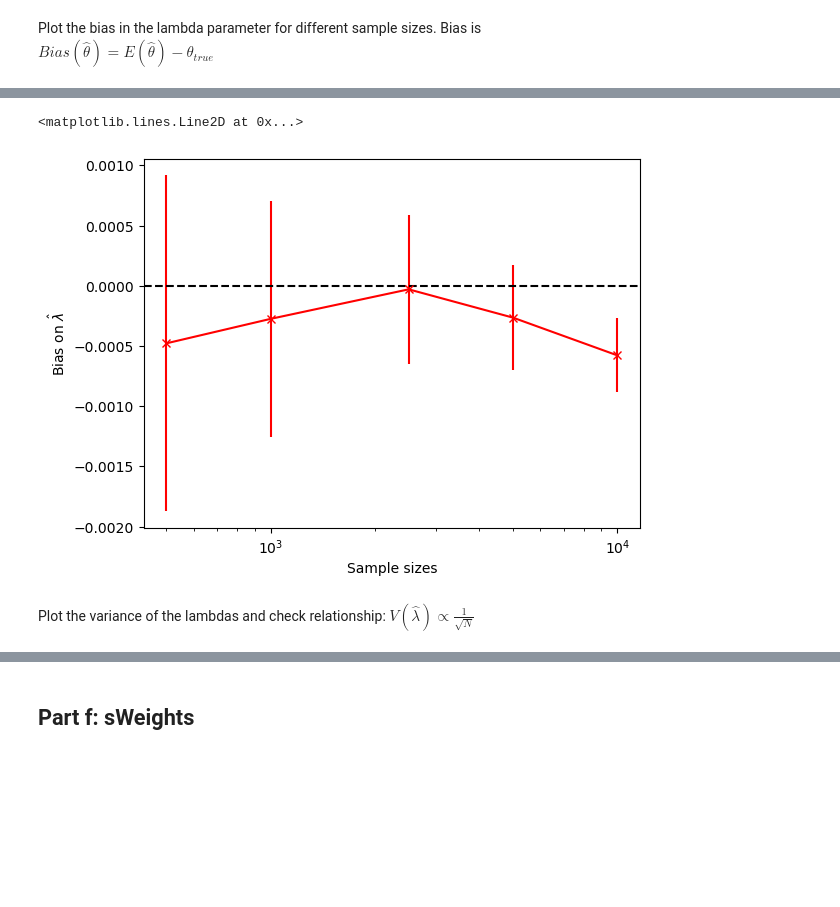
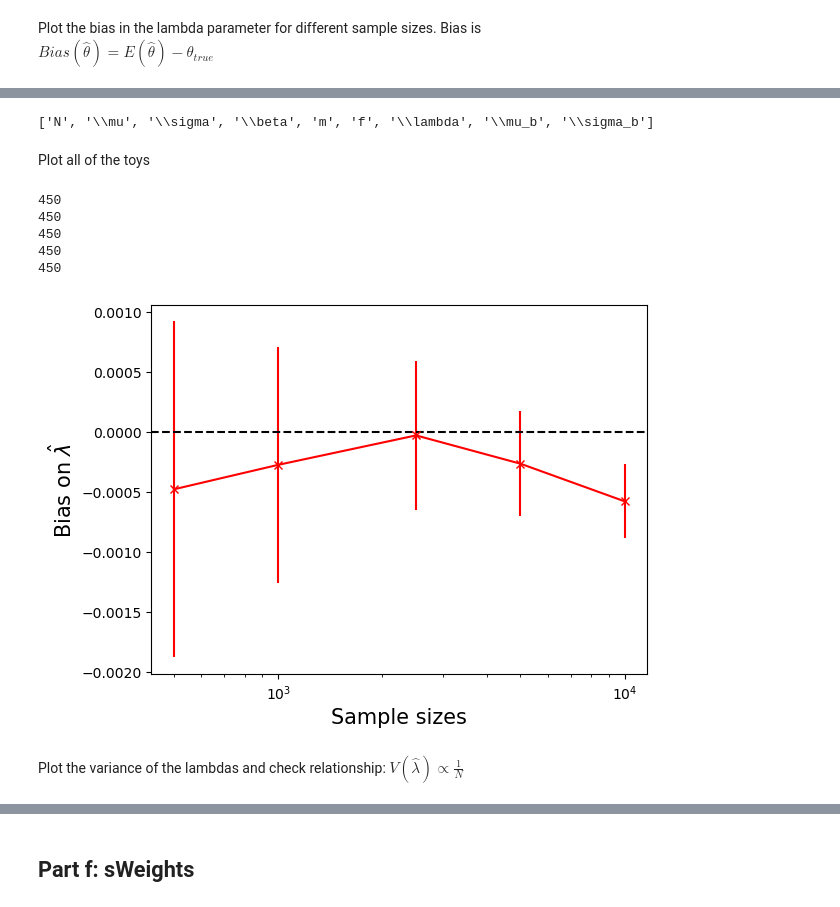
Before and after one commit to elizabethsztan/DIS_S1, a Jupyter notebook: s1_coursework.ipynb, the cells around one changed output, grey strips where cells are left out. Drawn from its saved outputs; the diff is of its cells as text; code cells hidden in the pictures; blank space fills up the shorter version.

```diff
--- a/s1_coursework.ipynb
+++ b/s1_coursework.ipynb
@@ -311,5 +314,6 @@ Plot the true distributions as well as the histograms with sampled data
 # %%
 data = accept_reject_2d(total_fixed,num_samples = 5000, seed = 100)
+fontsize = 15
 
 X, Y = data
 
@@ -329,10 +333,10 @@ Xerrors = np.sqrt(Xcounts) / (len(X) * Xbin_widths)
 ax[0].plot(x, marg_X(x, f_true, mu_true, sigma_true, beta_true, m_true), label = 'Total', color = 'black')
 ax[0].plot(x, f_true*g_s(x, beta_true, m_true, mu_true, sigma_true), label = 'Signal', ls = '--')
 ax[0].plot(x, (1-f_true)*g_b(x), label = 'Background', ls = ':')
-ax[0].errorbar( Xcx, Xnh, Xerrors, fmt='ko', color= 'black')
-ax[0].set_xlabel(r'$X$')
-ax[0].set_ylabel(r'$g_s(X)+g_b(X)$')
-ax[0].set_title(r'Marginal distribution in $X$')
+ax[0].errorbar( Xcx, Xnh, Xerrors, fmt='ko', color= 'black', label = 'Sampled data')
+ax[0].set_xlabel(r'$X$', fontsize=fontsize)
+ax[0].set_ylabel(r'$g_s(X)+g_b(X)$', fontsize=fontsize)
+ax[0].set_title(r'Marginal distribution in $X$', fontsize=fontsize)
 ax[0].legend()
 
 Ynh, Yxe = np.histogram(Y, bins = bin_num, density=True)
@@ -346,10 +350,10 @@ Yerrors = np.sqrt(Ycounts) / (len(Y) * Ybin_widths)
 ax[1].plot(y, marg_Y(y, f_true, lmbda_true, mu_b_true, sigma_b_true), label = 'Total', color = 'black')
 ax[1].plot(y, f_true*h_s(y, lmbda_true), label = 'Signal', ls = '--')
 ax[1].plot(y, (1-f_true)*h_b(y, mu_b_true, sigma_b_true), label = 'Background', ls = ':')
-ax[1].errorbar( Ycx, Ynh, Yerrors, fmt='ko', color= 'black')
-ax[1].set_xlabel(r'$Y$')
-ax[1].set_ylabel(r'$h_s(Y)+h_b(Y)$')
-ax[1].set_title(r'Marginal distribution in $Y$')
+ax[1].errorbar( Ycx, Ynh, Yerrors, fmt='o', color= 'black', label = 'Sampled data')
+ax[1].set_xlabel(r'$Y$', fontsize=fontsize)
+ax[1].set_ylabel(r'$h_s(Y)+h_b(Y)$', fontsize=fontsize)
+ax[1].set_title(r'Marginal distribution in $Y$', fontsize=fontsize)
 ax[1].legend()
 
 plt.savefig('plots/marginal_distributions.png')
@@ -828,0 +1003,6 @@ data_list = [data_500, data_1000, data_2500, data_5000, data_10000]
+# %%
+param_names
+# %% [output]
+['N', '\\mu', '\\sigma', '\\beta', 'm', 'f', '\\lambda', '\\mu_b', '\\sigma_b']
+# %% [markdown]
+Plot all of the toys
@@ -834,24 +1018,33 @@ def get_lmbdas_mean(data_list):
     for data in data_list:
         values, _, _ = load_data(data)
         lmbda_vals = values[:,6]
+        print(len(lmbda_vals)) #check that they have the expected length
         lmbdas_mean.append(np.mean(lmbda_vals))
-        lmbdas_std.append(np.std(lmbda_vals)/(np.sqrt(450)))
+        lmbdas_std.append(np.std(lmbda_vals, ddof=1)/(np.sqrt(450)))
     return lmbdas_mean, lmbdas_std
 lmbdas_mean, lmbdas_std = np.array(get_lmbdas_mean(data_list))
 #find the bias
 lmbdas_bias = lmbdas_mean - fitted_values[5]
+# %% [output]
+450
+450
+450
+450
+450
 # %%
 #plt.plot(N_sample, (lmbdas_bias), ls = '-')
 plt.errorbar(N_sample, lmbdas_bias, yerr = lmbdas_std, fmt = 'rx', ls = '-')
 plt.xscale('log')
-plt.ylabel(r'Bias on $\hat{\lambda}$')
-plt.xlabel('Sample sizes')
+plt.ylabel(r'Bias on $\hat{\lambda}$', fontsize = fontsize)
+plt.xlabel('Sample sizes', fontsize = fontsize
+           )
 plt.axhline(y=0, color = 'black', ls = '--')
+plt.savefig('data_storage/bootstraps/lambda_plots/MLE_bias.png', bbox_inches='tight')
+np.savetxt('data_storage/bootstraps/lambda_plots/MLE_bias.csv', (lmbdas_bias, lmbdas_std), delimiter=',')
 # %% [output]
-<matplotlib.lines.Line2D at 0x...>
-[figure, old version]
+[figure, new version]
 # %% [markdown]
-Plot the variance of the lambdas and check relationship: $V(\hat{\lambda}) \propto \frac{1}{\sqrt{N}}$
+Plot the variance of the lambdas and check relationship: $V(\hat{\lambda}) \propto \frac{1}{N}$
 # %%
 def get_lmbdas_var(data_list):
     lmbdas_var = []
```
Also changed, not shown: parts of 26 cells of this notebook, 39 other files.
